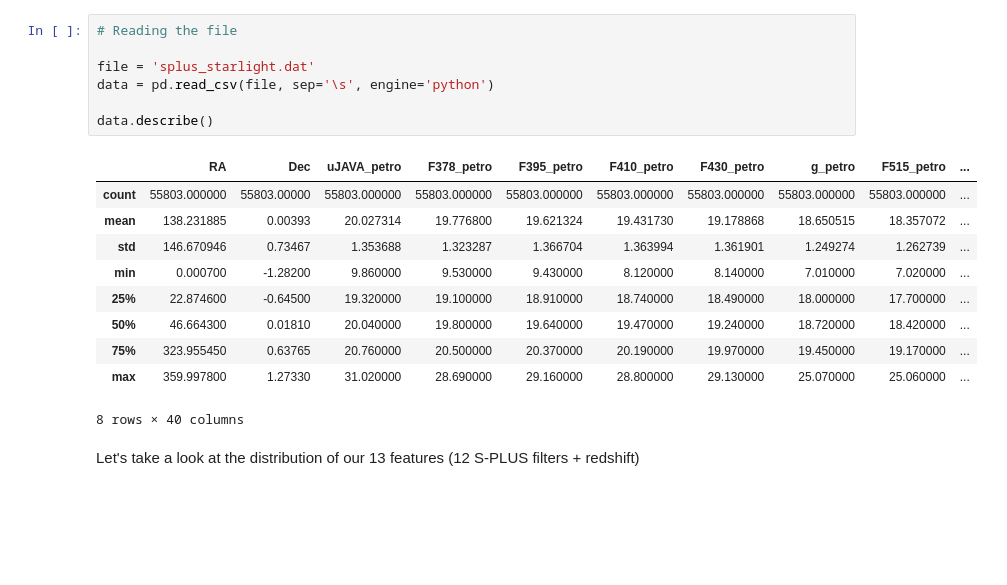
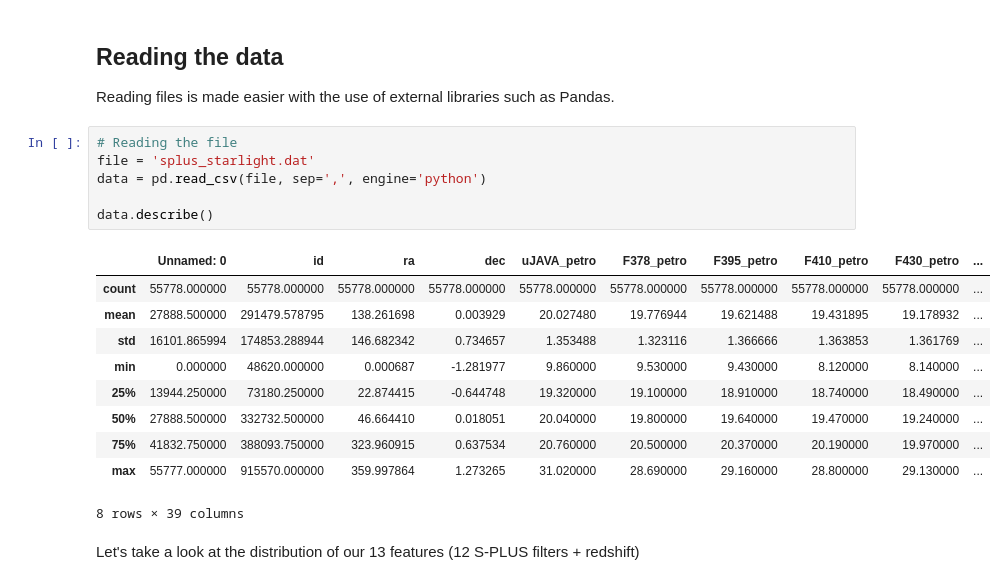
Before and after one commit to vcernic/AGA5926-final-project, a Jupyter notebook: Boston_Housing.ipynb, the cells around one changed output. Drawn from its saved outputs; the diff is of its cells as text; blank space fills up the shorter version.

```diff
--- a/Boston_Housing.ipynb
+++ b/Boston_Housing.ipynb
@@ -37,21 +59,24 @@ In this section we will do the following:
+# %% [markdown]
+## Reading the data
+
+Reading files is made easier with the use of external libraries such as Pandas.
 # %%
 # Reading the file
-
 file = 'splus_starlight.dat'
-data = pd.read_csv(file, sep='\s', engine='python')
+data = pd.read_csv(file, sep=',', engine='python')
 
 data.describe()
 # %% [output]
-|  | RA | Dec | uJAVA_petro | F378_petro | F395_petro | F410_petro | F430_petro | g_petro | F515_petro | ... |
-| count | 55803.000000 | 55803.00000 | 55803.000000 | 55803.000000 | 55803.000000 | 55803.000000 | 55803.000000 | 55803.000000 | 55803.000000 | ... |
-| mean | 138.231885 | 0.00393 | 20.027314 | 19.776800 | 19.621324 | 19.431730 | 19.178868 | 18.650515 | 18.357072 | ... |
-| std | 146.670946 | 0.73467 | 1.353688 | 1.323287 | 1.366704 | 1.363994 | 1.361901 | 1.249274 | 1.262739 | ... |
-| min | 0.000700 | -1.28200 | 9.860000 | 9.530000 | 9.430000 | 8.120000 | 8.140000 | 7.010000 | 7.020000 | ... |
-| 25% | 22.874600 | -0.64500 | 19.320000 | 19.100000 | 18.910000 | 18.740000 | 18.490000 | 18.000000 | 17.700000 | ... |
-| 50% | 46.664300 | 0.01810 | 20.040000 | 19.800000 | 19.640000 | 19.470000 | 19.240000 | 18.720000 | 18.420000 | ... |
-| 75% | 323.955450 | 0.63765 | 20.760000 | 20.500000 | 20.370000 | 20.190000 | 19.970000 | 19.450000 | 19.170000 | ... |
-| max | 359.997800 | 1.27330 | 31.020000 | 28.690000 | 29.160000 | 28.800000 | 29.130000 | 25.070000 | 25.060000 | ... |
+|  | Unnamed: 0 | id | ra | dec | uJAVA_petro | F378_petro | F395_petro | F410_petro | F430_petro | ... |
+| count | 55778.000000 | 55778.000000 | 55778.000000 | 55778.000000 | 55778.000000 | 55778.000000 | 55778.000000 | 55778.000000 | 55778.000000 | ... |
+| mean | 27888.500000 | 291479.578795 | 138.261698 | 0.003929 | 20.027480 | 19.776944 | 19.621488 | 19.431895 | 19.178932 | ... |
+| std | 16101.865994 | 174853.288944 | 146.682342 | 0.734657 | 1.353488 | 1.323116 | 1.366666 | 1.363853 | 1.361769 | ... |
+| min | 0.000000 | 48620.000000 | 0.000687 | -1.281977 | 9.860000 | 9.530000 | 9.430000 | 8.120000 | 8.140000 | ... |
+| 25% | 13944.250000 | 73180.250000 | 22.874415 | -0.644748 | 19.320000 | 19.100000 | 18.910000 | 18.740000 | 18.490000 | ... |
+| 50% | 27888.500000 | 332732.500000 | 46.664410 | 0.018051 | 20.040000 | 19.800000 | 19.640000 | 19.470000 | 19.240000 | ... |
+| 75% | 41832.750000 | 388093.750000 | 323.960915 | 0.637534 | 20.760000 | 20.500000 | 20.370000 | 20.190000 | 19.970000 | ... |
+| max | 55777.000000 | 915570.000000 | 359.997864 | 1.273265 | 31.020000 | 28.690000 | 29.160000 | 28.800000 | 29.130000 | ... |
-8 rows × 40 columns
+8 rows × 39 columns
 # %% [markdown]
 Let's take a look at the distribution of our 13 features (12 S-PLUS filters + redshift)
 # %%
```
Also changed, not shown: parts of 52 cells of this notebook, 1 other file.
